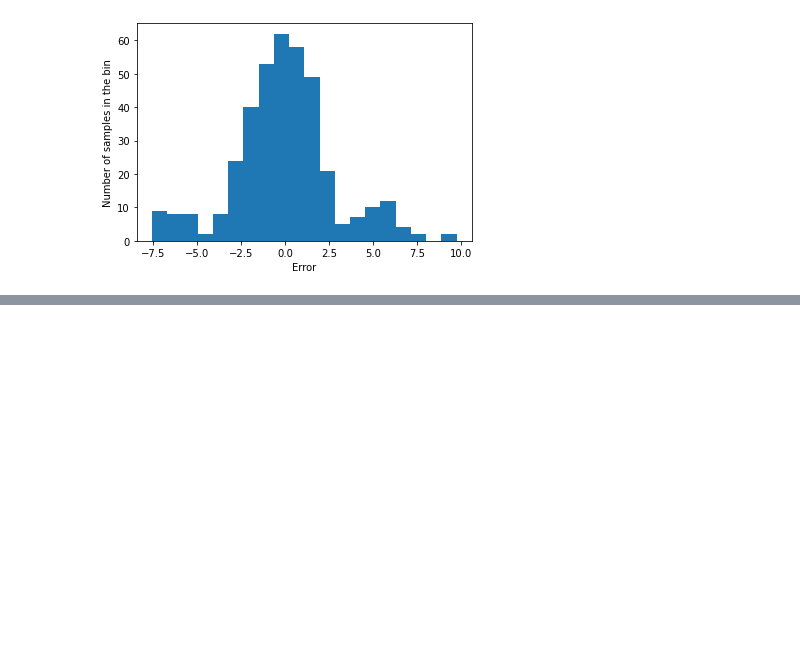
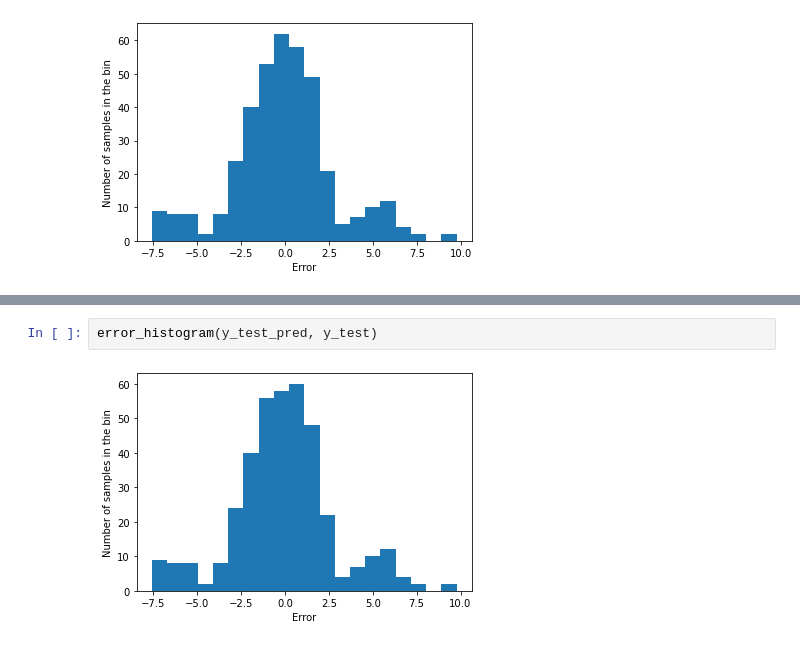
Before and after one commit to jihoonkim888/CM50268-Hamiltonian-Monte-Carlo, a Jupyter notebook: task2.ipynb, the cells around one changed output, grey strips where cells are left out. Cells and saved outputs as stored; diff of their text form; blank space fills up the shorter version.

```diff
--- a/task2.ipynb
+++ b/task2.ipynb
@@ -319,0 +389,4 @@ rmse_test
+# %%
+error_histogram(y_test_pred, y_test)
+# %% [output]
+[figure, added]
```
Also changed, not shown: parts of 50 cells of this notebook.
